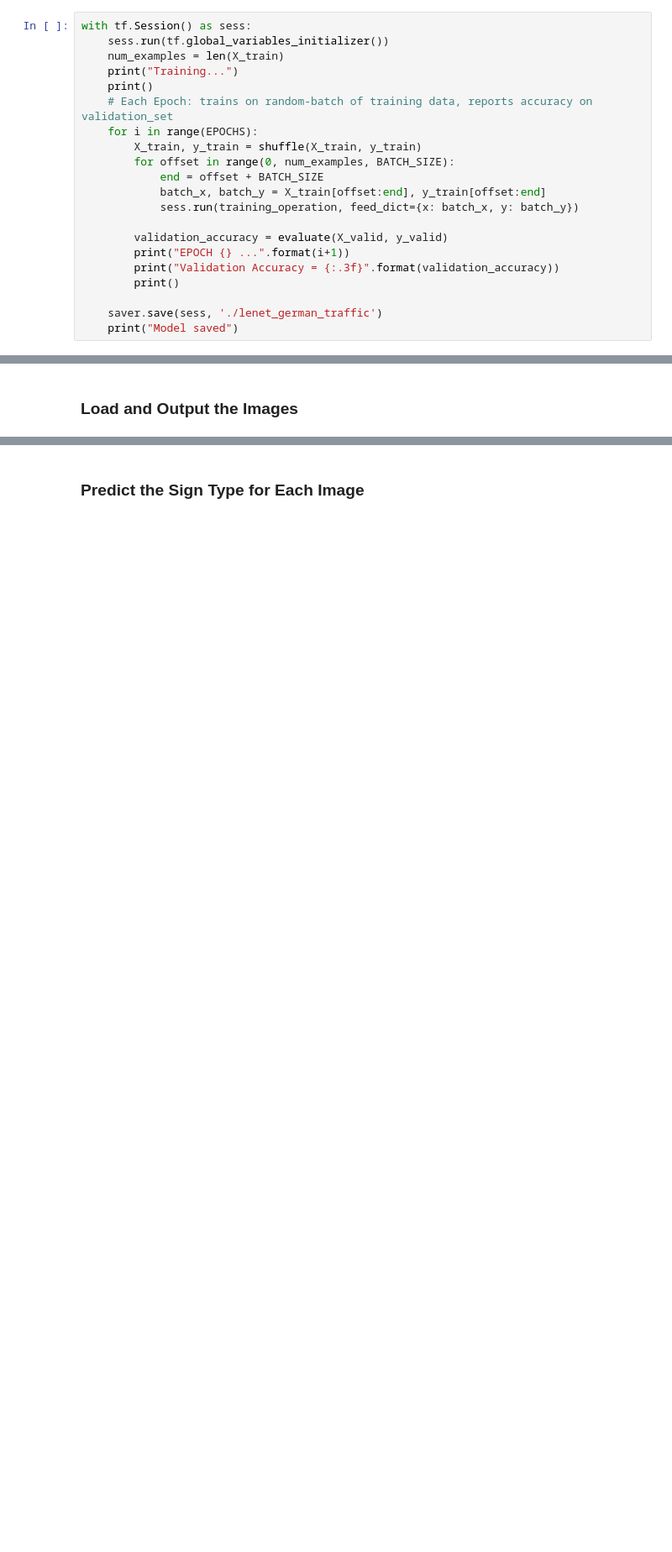
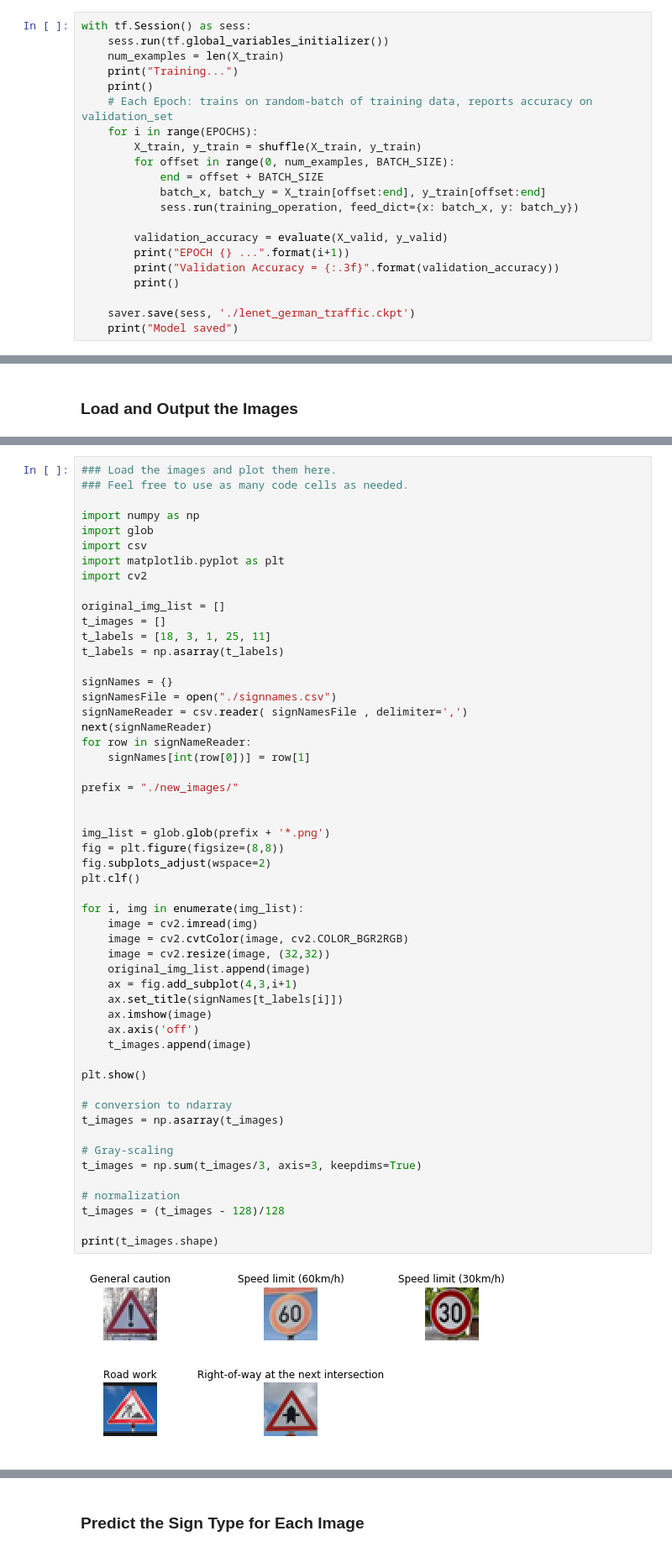
Before and after one commit to purnendu23/CarND-Traffic-Sign-Classifier-Project, a Jupyter notebook: Traffic_Sign_Classifier.ipynb, the cells around one changed output, grey strips where cells are left out. Shown at 84% size. Saved outputs shown, nothing was run; the diff lists cells and outputs as text; blank space fills up the shorter version.

```diff
--- a/Traffic_Sign_Classifier.ipynb
+++ b/Traffic_Sign_Classifier.ipynb
@@ -394,7 +395,7 @@ with tf.Session() as sess:
         print("Validation Accuracy = {:.3f}".format(validation_accuracy))
         print()
 
-    saver.save(sess, './lenet_german_traffic')
+    saver.save(sess, './lenet_german_traffic.ckpt')
     print("Model saved")
 # %% [output]
 Training...
@@ -429,0 +444,55 @@ You may find `signnames.csv` useful as it contains mappings from the class id (i
+# %%
+### Load the images and plot them here.
+### Feel free to use as many code cells as needed.
+
+import numpy as np
+import glob
+import csv
+import matplotlib.pyplot as plt
+import cv2
+
+original_img_list = []
+t_images = []
+t_labels = [18, 3, 1, 25, 11]
+t_labels = np.asarray(t_labels)
+
+signNames = {}
+signNamesFile = open("./signnames.csv")
+signNameReader = csv.reader( signNamesFile , delimiter=',')
+next(signNameReader)
+for row in signNameReader:
+    signNames[int(row[0])] = row[1]
+
+prefix = "./new_images/"
+
+
+img_list = glob.glob(prefix + '*.png')
+fig = plt.figure(figsize=(8,8))
+fig.subplots_adjust(wspace=2)
+plt.clf()
+
+for i, img in enumerate(img_list):
+    image = cv2.imread(img)
+    image = cv2.cvtColor(image, cv2.COLOR_BGR2RGB)
+    image = cv2.resize(image, (32,32))
+    original_img_list.append(image)
+    ax = fig.add_subplot(4,3,i+1)
+    ax.set_title(signNames[t_labels[i]])
+    ax.imshow(image)
+    ax.axis('off')
+    t_images.append(image)
+
+plt.show()
+
+# conversion to ndarray
+t_images = np.asarray(t_images)
+
+# Gray-scaling
+t_images = np.sum(t_images/3, axis=3, keepdims=True)
+
+# normalization
+t_images = (t_images - 128)/128
+
+print(t_images.shape)
+# %% [output]
+[figure, added]
```
Also changed, not shown: parts of 10 cells of this notebook, 12 other files.
